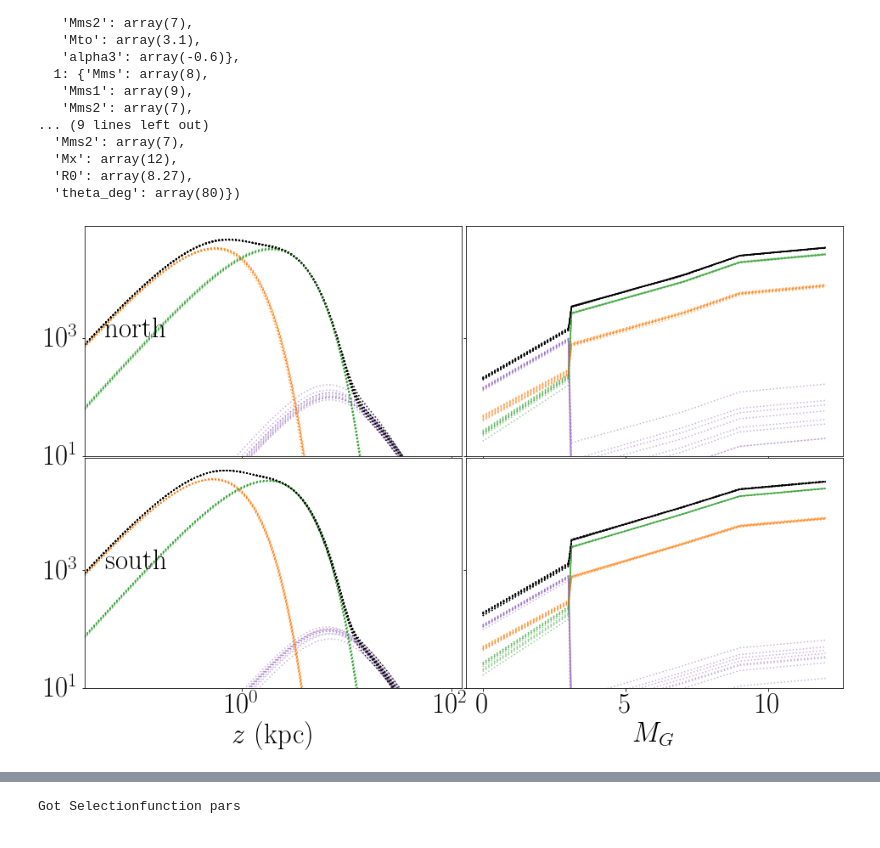
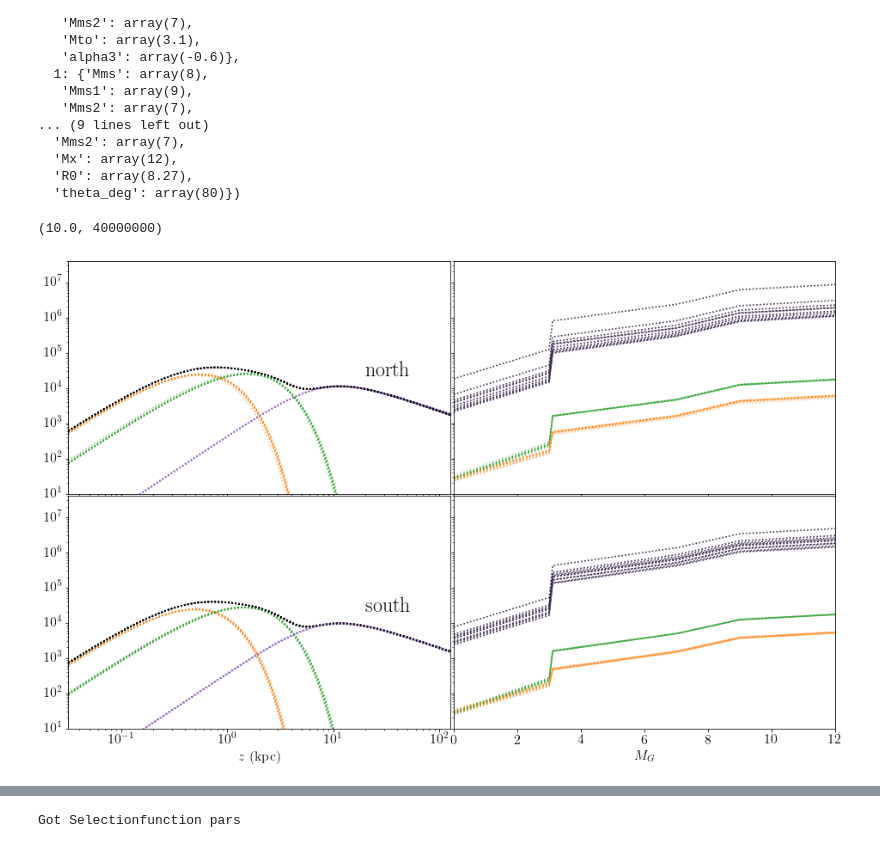
Before and after one commit to aeverall/mwtrace, a Jupyter notebook: gaia/Gaia Results.ipynb, the cells around one changed output, grey strips where cells are left out. Drawn from its saved outputs; the diff is of its cells as text; code cells hidden in the pictures.

Commit message:
Many new tracer runs. unWISE-SDSS crossmatching. Apparent magnitude distribution figures.

```diff
--- a/gaia/Gaia Results.ipynb
+++ b/gaia/Gaia Results.ipynb
@@ -39,11 +56,21 @@ config['data_dir'] = '/data/asfe2/Projects/testselectionfunctions/'
 sys.path.append('../mockmodel/')
 from TracerFit import mwfit, int_idx
 # %%
-run_id=3
+run_id=9
 size = 100000
 file = "gaia_edr3.gaia_source_b80"
+file = "gaia_unwise_sdssspec_b80"
 
 model = {}
 for cardinal in ['north', 'south']:
+    run_id=6; #size = 100000
+    file = "gaia_edr3.gaia_source_b80"
+    model[cardinal+'_Mto'] = mwfit(sf_bool=False, perr_bool=False)
+    model[cardinal+'_Mto'].load(f'/data/asfe2/Projects/mwtrace_data/gaia/gaia_{file}_{size}_{cardinal}_Mto_{run_id:03d}.h')
+
+#     if cardinal=='south': run_id=8;# size='full'
+#     else: run_id=7
+    run_id=9
+    file = "gaia_unwise_sdssspec_b80"
     model[cardinal] = mwfit(sf_bool=False, perr_bool=False)
     model[cardinal].load(f'/data/asfe2/Projects/mwtrace_data/gaia/gaia_{file}_{size}_{cardinal}_sf_perr_{run_id:03d}.h')
@@ -81,7 +93,7 @@ with h5py.File(filename, 'r') as hf:
 # %%
 for cardinal in ['north', 'south']:
     model[cardinal]._generate_fid_pars()
-#model[cardinal].sample=sample
+    model[cardinal].sample=sample
 # %% [output]
 Got Selectionfunction pars
 Got Selectionfunction pars
@@ -129,37 +141,39 @@ for jj, cardinal in enumerate(cardinals):
     nwalker, nstep, ndim = model[cardinal].mcmc_results['chain'][label].shape
     flat_chain = model[cardinal].mcmc_results['chain'][label][:,int(nstep/2):].reshape(-1,ndim)
     mcmc_samples = flat_chain[np.random.choice(np.arange(flat_chain.shape[0]), 10, replace=False)]
 
     plt.sca(axes[jj,0])
     zlim = (-1.5,2.1)
     z_arr = np.logspace(zlim[0],zlim[1],101)
     for mcmc_sample in mcmc_samples:
         axes[jj,0].plot(z_arr, dh_msto.z_model(z_arr, mcmc_sample, fid_pars=model[cardinal].fid_pars), **mcmc_kwargs[0])
         components = dh_msto.z_model(z_arr, mcmc_sample, fid_pars=model[cardinal].fid_pars, model='all')
         for i in range(3): axes[jj,0].plot(z_arr, components[:,i], **mcmc_kwargs[i+1])
     plt.xlim(10**zlim[0],10**zlim[1])
     #plt.legend()
-    plt.text(0.05,1000,cardinal)
+    plt.text(20,2e4,cardinal,fontsize=24)
 
     plt.sca(axes[jj,1])
     M_arr = np.sort(np.append(np.linspace(0.,11.,100),
                               np.array([fixed_pars['Mx'], fixed_pars['Mms'], fixed_pars['Mms1'],
                                         fixed_pars['Mms2']])))
     for mcmc_sample in mcmc_samples:
         axes[jj,1].plot(M_arr, dh_msto.M_model(M_arr, mcmc_sample, fid_pars=model[cardinal].fid_pars), **mcmc_kwargs[0])
         components = dh_msto.M_model(M_arr, mcmc_sample, fid_pars=model[cardinal].fid_pars, model='all')
         for i in range(3): axes[jj,1].plot(M_arr, components[:,i], **mcmc_kwargs[i+1])
+    plt.xlim(M_arr[0],M_arr[-1])
 
 
 plt.sca(axes[1,0]); plt.xscale('log'), plt.yscale('log'); plt.xlabel(r'$z$ (kpc)');
 plt.sca(axes[1,1]); plt.yscale('log'); plt.xlabel(r'$M_G$')
 
 plt.subplots_adjust(wspace=0.01, hspace=0.01)
-plt.ylim(10.,80000)#100000000)
+plt.ylim(10.,40000000)#100000000)
 
-plt.savefig(f'figs/{file}_{size}_{run_id:03d}_zM_disthist.png', bbox_inches='tight', dpi=200)
+# plt.savefig(f'figs/{file}_{size}_{run_id:03d}_zM_disthist.png', bbox_inches='tight', dpi=200)
 # %% [output]
+(10.0, 40000000)
-[figure, old version]
+[figure, new version]
 # %%
 plt.rc('axes', labelsize=ndim*3)
 plt.rc('xtick',labelsize=ndim*3)
```
Also changed, not shown: parts of 22 cells of this notebook, 12 other files.
